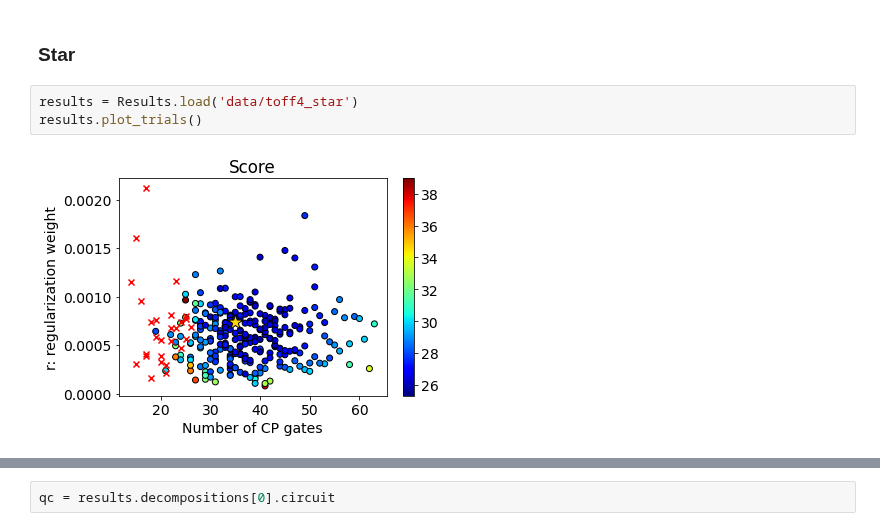
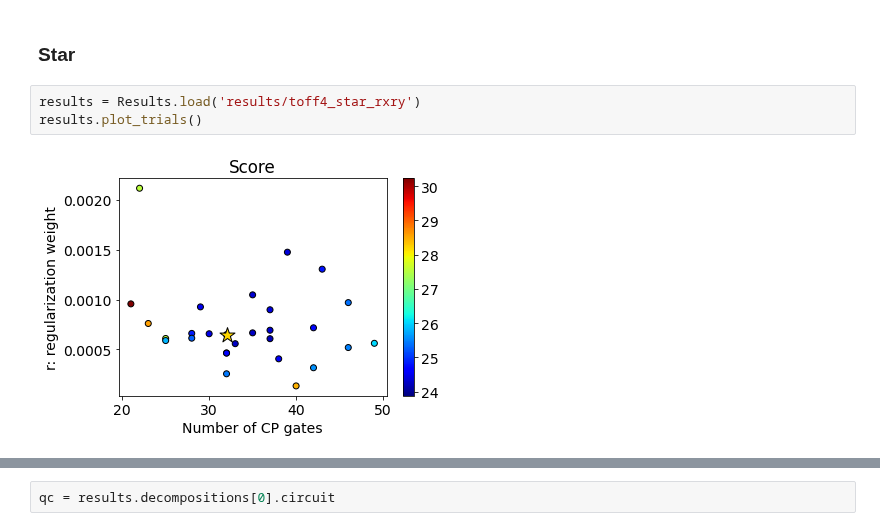
Before and after one commit to idnm/cpflow, a Jupyter notebook: paper/peppar.ipynb, the cells around one changed output, grey strips where cells are left out. Cells and saved outputs as stored; diff of their text form.

```diff
--- a/paper/peppar.ipynb
+++ b/paper/peppar.ipynb
@@ -272,7 +272,7 @@ d.circuit.draw(output='mpl')
 # %% [markdown]
 ### Star
 # %%
-results = Results.load('data/toff4_star')
+results = Results.load('results/toff4_star_rxry')
 results.plot_trials()
 # %% [output]
-[figure, old version]
+[figure, new version]
```
Also changed, not shown: parts of 11 cells of this notebook, 1 other file.
